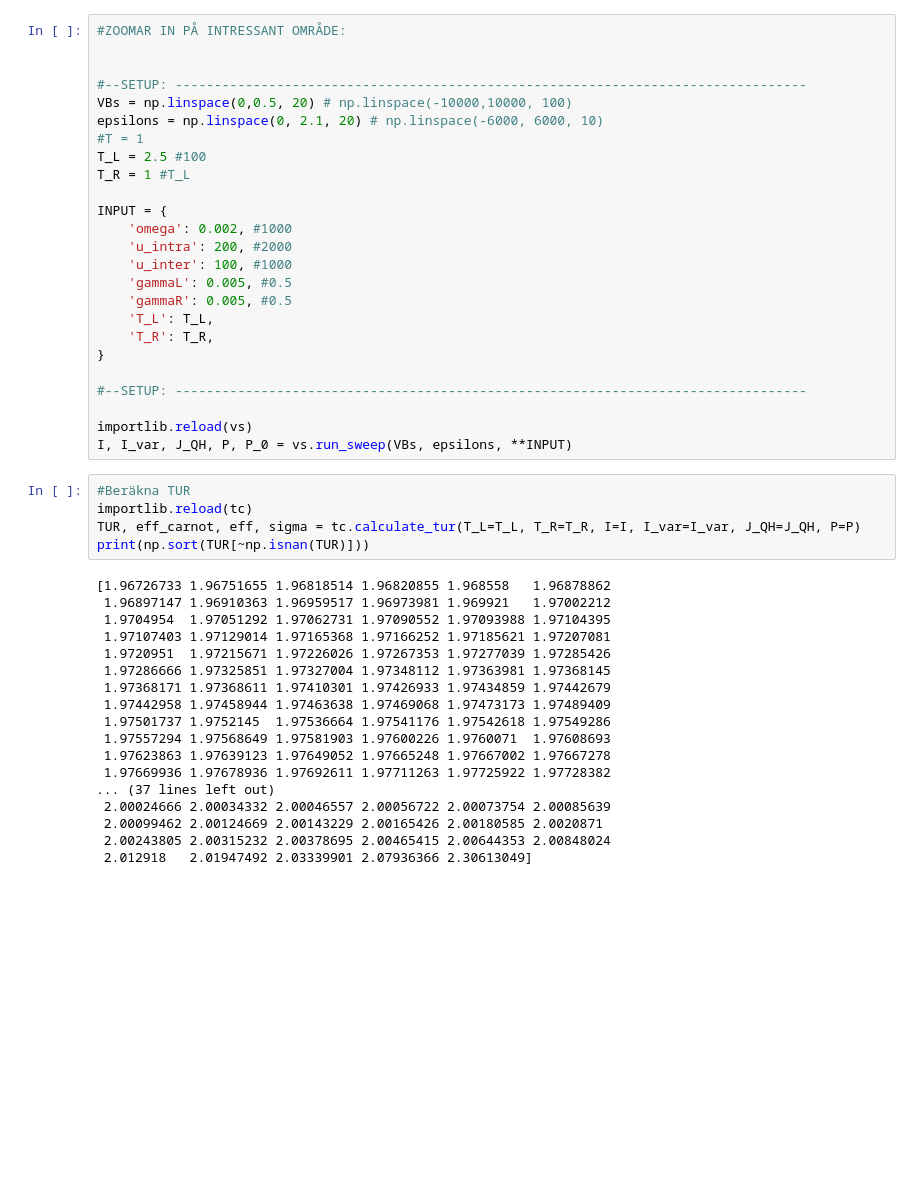
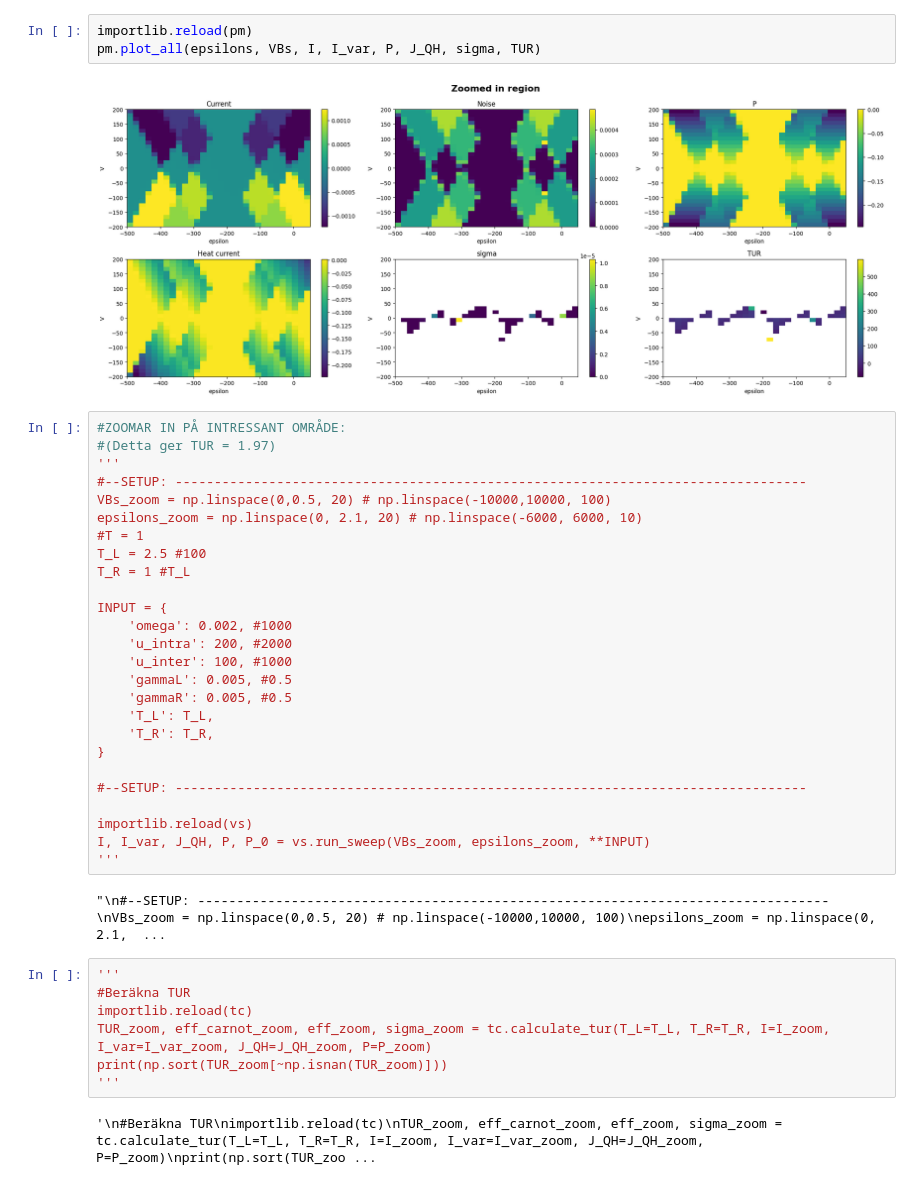
Before and after one commit to myIntSet/thermoelectrics, a Jupyter notebook: finding serial TUR violation/for presentation.ipynb, the cells around one changed output. Saved outputs shown, nothing was run; the diff lists cells and outputs as text; blank space fills up the shorter version.

```diff
--- a/finding serial TUR violation/for presentation.ipynb
+++ b/finding serial TUR violation/for presentation.ipynb
@@ -125,10 +231,15 @@ plt.show()
+# %%
+importlib.reload(pm)
+pm.plot_all(epsilons, VBs, I, I_var, P, J_QH, sigma, TUR)
+# %% [output]
+[figure, added]
 # %%
 #ZOOMAR IN PÅ INTRESSANT OMRÅDE:
-
-
+#(Detta ger TUR = 1.97)
+'''
 #--SETUP: ---------------------------------------------------------------------------------
-VBs = np.linspace(0,0.5, 20) # np.linspace(-10000,10000, 100)
-epsilons = np.linspace(0, 2.1, 20) # np.linspace(-6000, 6000, 10)
+VBs_zoom = np.linspace(0,0.5, 20) # np.linspace(-10000,10000, 100)
+epsilons_zoom = np.linspace(0, 2.1, 20) # np.linspace(-6000, 6000, 10)
 #T = 1
 T_L = 2.5 #100
 T_R = 1 #T_L
@@ -146,27 +257,16 @@ INPUT = {
 #--SETUP: ---------------------------------------------------------------------------------
 
 importlib.reload(vs)
-I, I_var, J_QH, P, P_0 = vs.run_sweep(VBs, epsilons, **INPUT)
+I, I_var, J_QH, P, P_0 = vs.run_sweep(VBs_zoom, epsilons_zoom, **INPUT)
+'''
+# %% [output]
+"\n#--SETUP: ---------------------------------------------------------------------------------\nVBs_zoom = np.linspace(0,0.5, 20) # np.linspace(-10000,10000, 100)\nepsilons_zoom = np.linspace(0, 2.1,  ...
 # %%
+'''
 #Beräkna TUR
 importlib.reload(tc)
-TUR, eff_carnot, eff, sigma = tc.calculate_tur(T_L=T_L, T_R=T_R, I=I, I_var=I_var, J_QH=J_QH, P=P)
-print(np.sort(TUR[~np.isnan(TUR)]))
+TUR_zoom, eff_carnot_zoom, eff_zoom, sigma_zoom = tc.calculate_tur(T_L=T_L, T_R=T_R, I=I_zoom, I_var=I_var_zoom, J_QH=J_QH_zoom, P=P_zoom)
+print(np.sort(TUR_zoom[~np.isnan(TUR_zoom)]))
+'''
 # %% [output]
-[1.96726733 1.96751655 1.96818514 1.96820855 1.968558   1.96878862
- 1.96897147 1.96910363 1.96959517 1.96973981 1.969921   1.97002212
- 1.9704954  1.97051292 1.97062731 1.97090552 1.97093988 1.97104395
- 1.97107403 1.97129014 1.97165368 1.97166252 1.97185621 1.97207081
- 1.9720951  1.97215671 1.97226026 1.97267353 1.97277039 1.97285426
- 1.97286666 1.97325851 1.97327004 1.97348112 1.97363981 1.97368145
- 1.97368171 1.97368611 1.97410301 1.97426933 1.97434859 1.97442679
- 1.97442958 1.97458944 1.97463638 1.97469068 1.97473173 1.97489409
- 1.97501737 1.9752145  1.97536664 1.97541176 1.97542618 1.97549286
- 1.97557294 1.97568649 1.97581903 1.97600226 1.9760071  1.97608693
- 1.97623863 1.97639123 1.97649052 1.97665248 1.97667002 1.97667278
- 1.97669936 1.97678936 1.97692611 1.97711263 1.97725922 1.97728382
-... (37 lines left out)
- 2.00024666 2.00034332 2.00046557 2.00056722 2.00073754 2.00085639
- 2.00099462 2.00124669 2.00143229 2.00165426 2.00180585 2.0020871
- 2.00243805 2.00315232 2.00378695 2.00465415 2.00644353 2.00848024
- 2.012918   2.01947492 2.03339901 2.07936366 2.30613049]
+'\n#Beräkna TUR\nimportlib.reload(tc)\nTUR_zoom, eff_carnot_zoom, eff_zoom, sigma_zoom = tc.calculate_tur(T_L=T_L, T_R=T_R, I=I_zoom, I_var=I_var_zoom, J_QH=J_QH_zoom, P=P_zoom)\nprint(np.sort(TUR_zoo ...
```
Also changed, not shown: parts of 10 cells of this notebook, 1 other file.
